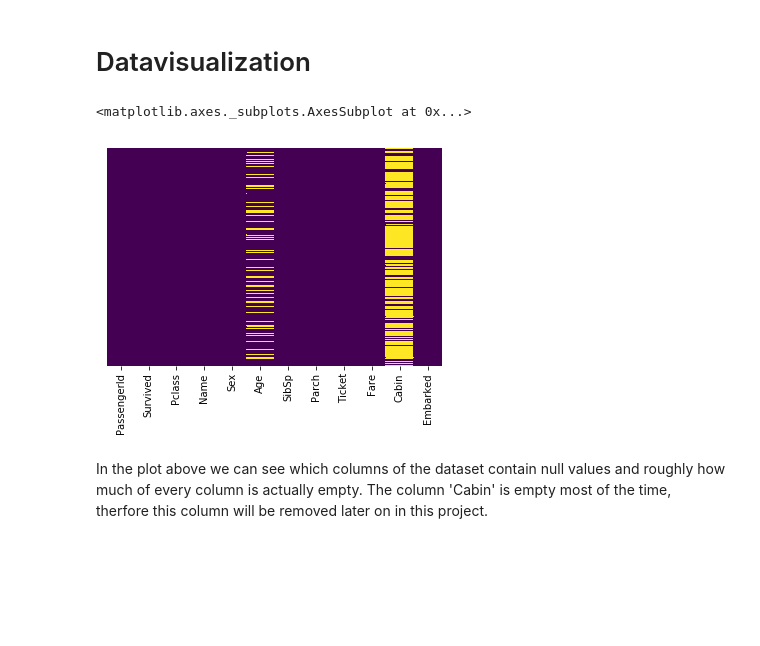
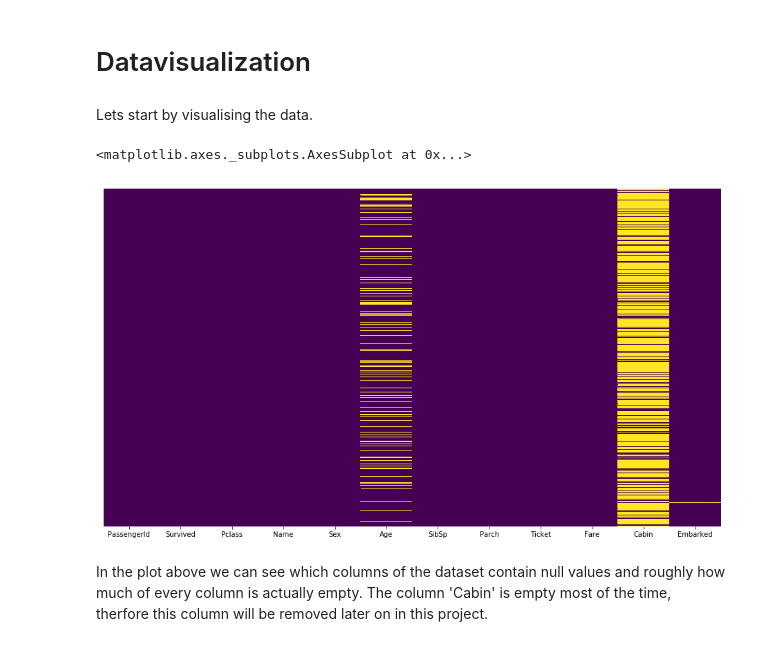
Before and after one commit to BentAuweiler/machine_learning_in_python, a Jupyter notebook: Demonstration.ipynb, the cells around one changed output. Cells and saved outputs as stored; diff of their text form; code cells hidden in the pictures; blank space fills up the shorter version.

Commit message:
improve the visualization and create a more detailed commentary

```diff
--- a/Demonstration.ipynb
+++ b/Demonstration.ipynb
@@ -51,10 +71,13 @@ memory usage: 83.6+ KB
 # %% [markdown]
 # Datavisualization
+# %% [markdown]
+Lets start by visualising the data.
 # %%
+plt.figure(figsize=(16, 9))
 sns.heatmap(df_train.isnull(),yticklabels=False,cbar=False,cmap='viridis')
 # %% [output]
 <matplotlib.axes._subplots.AxesSubplot at 0x...>
-[figure, old version]
+[figure, new version]
 # %% [markdown]
 In the plot above we can see which columns of the dataset contain null values and roughly how much of every column is actually empty.
 The column 'Cabin' is empty most of the time, therfore this column will be removed later on in this project.
```
Also changed, not shown: parts of 31 cells of this notebook.
